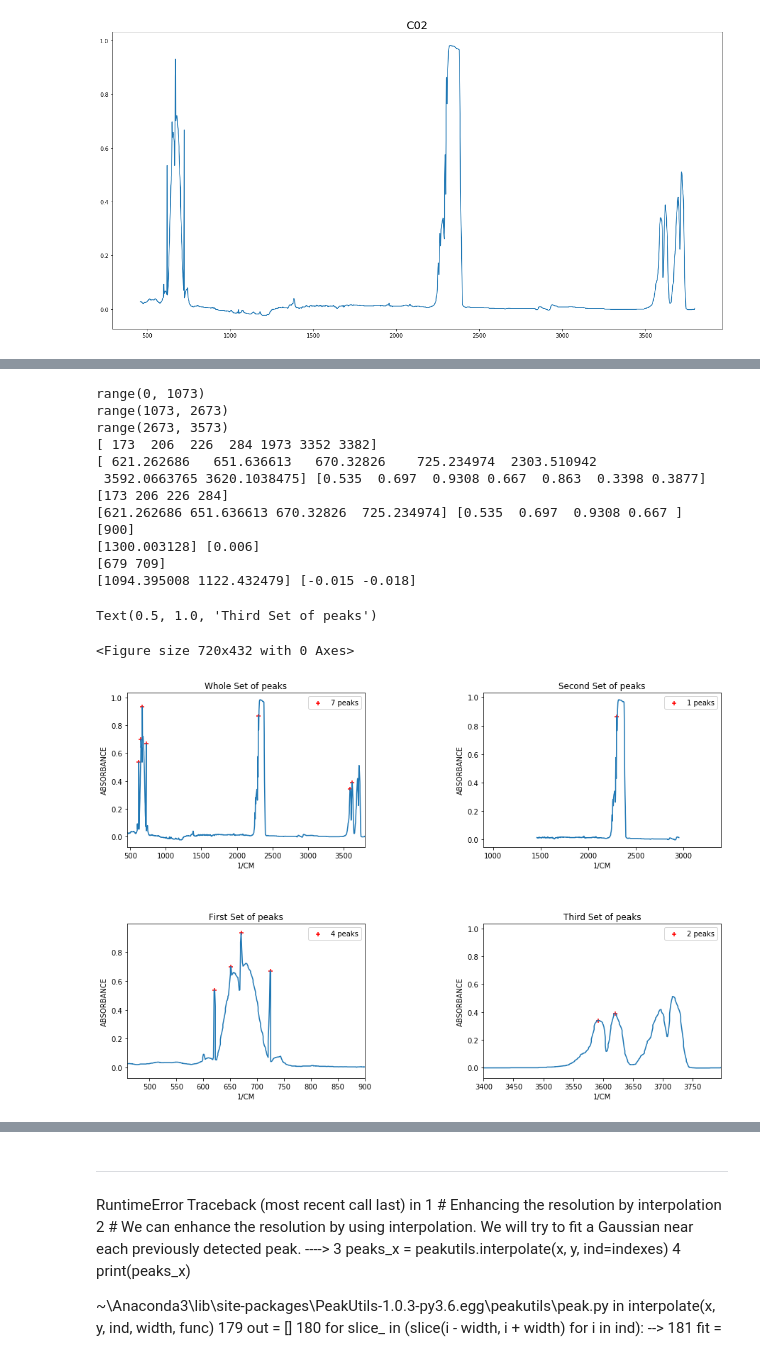
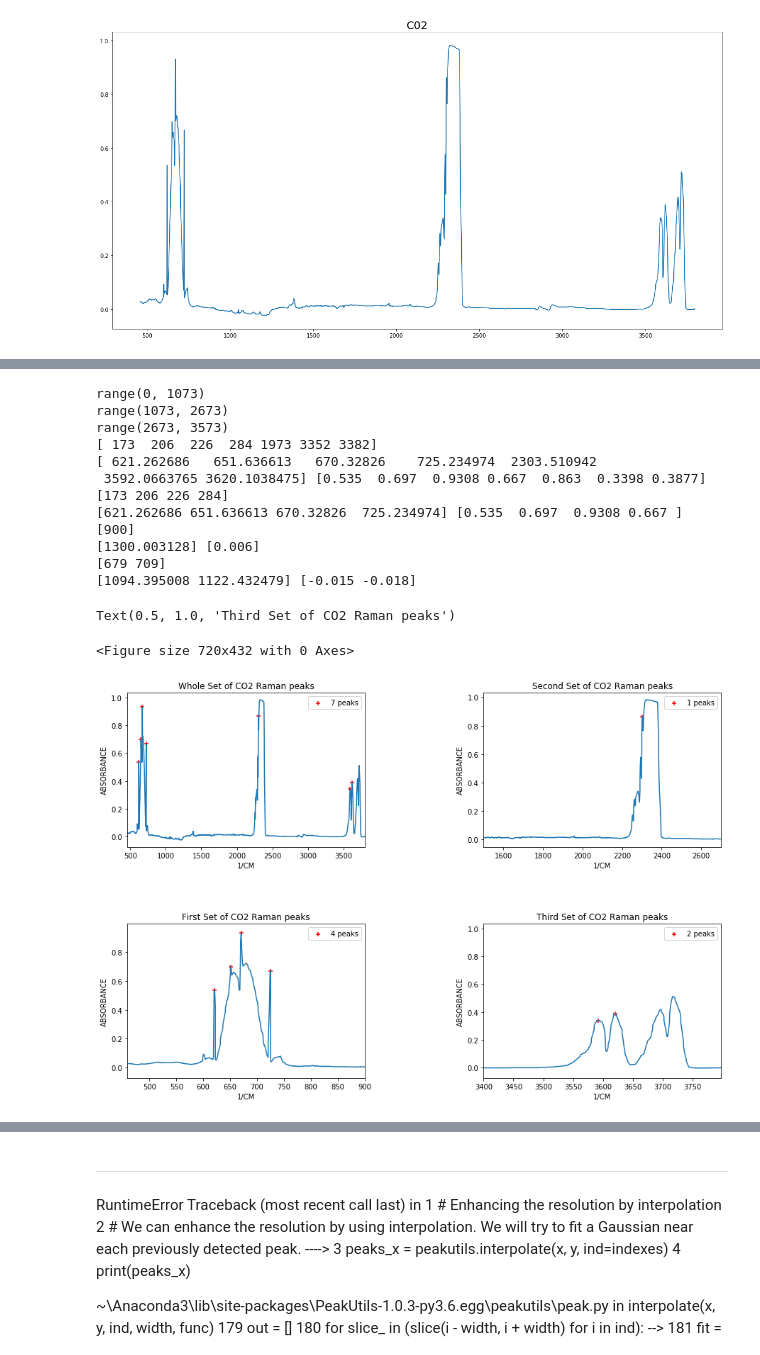
Before and after one commit to raman-noodles/Raman-noodles, a Jupyter notebook: Explore_Dev/Peak_utils_test.ipynb, the cells around one changed output, grey strips where cells are left out. Drawn from its saved outputs; the diff is of its cells as text; code cells hidden in the pictures.

Commit message:
Renamed part of my graphs

```diff
--- a/Explore_Dev/Peak_utils_test.ipynb
+++ b/Explore_Dev/Peak_utils_test.ipynb
@@ -142,11 +140,11 @@ selectmedX1=900
 selectmedX2=3400
 selectmaxX3=data4['x'].max()
 xrange1=range(0,data4['x'].size-(selectmedX2-selectmedX1))
+xrange2=range(data4['x'].size-(selectmedX2-selectmedX1),data4['x'].size-selectmedX1)
+xrange3=range(data4['x'].size-selectmedX1,data4['x'].size)
 print(xrange1)
 print(xrange2)
 print(xrange3)
-xrange2=range(data4['x'].size-(selectmedX2-selectmedX1),data4['x'].size-selectmedX1)
-xrange3=range(data4['x'].size-selectmedX1,data4['x'].size)
 indexes = peakutils.indexes(data4['y'], thres=0.35, min_dist=10)
 indexes1 = peakutils.indexes(data4['y'][xrange1], thres=0.35, min_dist=10)
 indexes2 = peakutils.indexes(data4['y'][xrange2], thres=0.35, min_dist=10)
@@ -168,7 +166,7 @@ axs[0][0].legend()
 axs[0][0].set_xlim(selectminX0,selectmaxX3)
 axs[0][0].set_xlabel('1/CM') # sets xlabel
 axs[0][0].set_ylabel('ABSORBANCE') # sets ylabel
-axs[0][0].set_title('Whole Set of peaks') # sets title
+axs[0][0].set_title('Whole Set of CO2 Raman peaks') # sets title
 
 axs[1][0].plot(data4['x'][xrange1], data4['y'][xrange1])
 axs[1][0].scatter(data4['x'][xrange1][indexes1], data4['y'][xrange1][indexes1], marker='+',color='r',label='{} peaks'.format(len(indexes1)))#,ms=5,
@@ -176,39 +174,39 @@ axs[1][0].legend()
 axs[1][0].set_xlim(selectminX0,selectmedX1)
 axs[1][0].set_xlabel('1/CM') # sets xlabel
 axs[1][0].set_ylabel('ABSORBANCE') # sets ylabel
-axs[1][0].set_title('First Set of peaks') # sets title
+axs[1][0].set_title('First Set of CO2 Raman peaks') # sets title
 
 axs[0][1].plot(data4['x'][xrange2], data4['y'][xrange2])
 axs[0][1].scatter(data4['x'][xrange2][indexes2], data4['y'][xrange2][indexes2], marker='+',color='r',label='{} peaks'.format(len(indexes2)))#,ms=5,
 axs[0][1].legend()
-axs[0][1].set_xlim(selectmedX1,selectmedX2)
+axs[0][1].set_xlim(1500,2700)
 axs[0][1].set_xlabel('1/CM') # sets xlabel
 axs[0][1].set_ylabel('ABSORBANCE') # sets ylabel
-axs[0][1].set_title('Second Set of peaks') # sets title
+axs[0][1].set_title('Second Set of CO2 Raman peaks') # sets title
 
 axs[1][1].plot(data4['x'], data4['y'])
 axs[1][1].scatter(data4['x'][xrange3][indexes3], data4['y'][xrange3][indexes3], marker='+',color='r',label='{} peaks'.format(len(indexes3)))#,ms=5,
 axs[1][1].legend()
 axs[1][1].set_xlim(selectmedX2,selectmaxX3)
 axs[1][1].set_xlabel('1/CM') # sets xlabel
 axs[1][1].set_ylabel('ABSORBANCE') # sets ylabel
-axs[1][1].set_title('Third Set of peaks') # sets title
+axs[1][1].set_title('Third Set of CO2 Raman peaks') # sets title
 # %% [output]
 range(0, 1073)
 range(1073, 2673)
 range(2673, 3573)
 [ 173  206  226  284 1973 3352 3382]
 [ 621.262686   651.636613   670.32826    725.234974  2303.510942
  3592.0663765 3620.1038475] [0.535  0.697  0.9308 0.667  0.863  0.3398 0.3877]
 [173 206 226 284]
 [621.262686 651.636613 670.32826  725.234974] [0.535  0.697  0.9308 0.667 ]
 [900]
 [1300.003128] [0.006]
 [679 709]
 [1094.395008 1122.432479] [-0.015 -0.018]
-Text(0.5, 1.0, 'Third Set of peaks')
+Text(0.5, 1.0, 'Third Set of CO2 Raman peaks')
 <Figure size 720x432 with 0 Axes>
-[figure, old version]
+[figure, new version]
 # %%
 # Enhancing the resolution by interpolation
 # We can enhance the resolution by using interpolation. We will try to fit a Gaussian near each previously detected peak.
```
Also changed, not shown: parts of 7 cells of this notebook.
